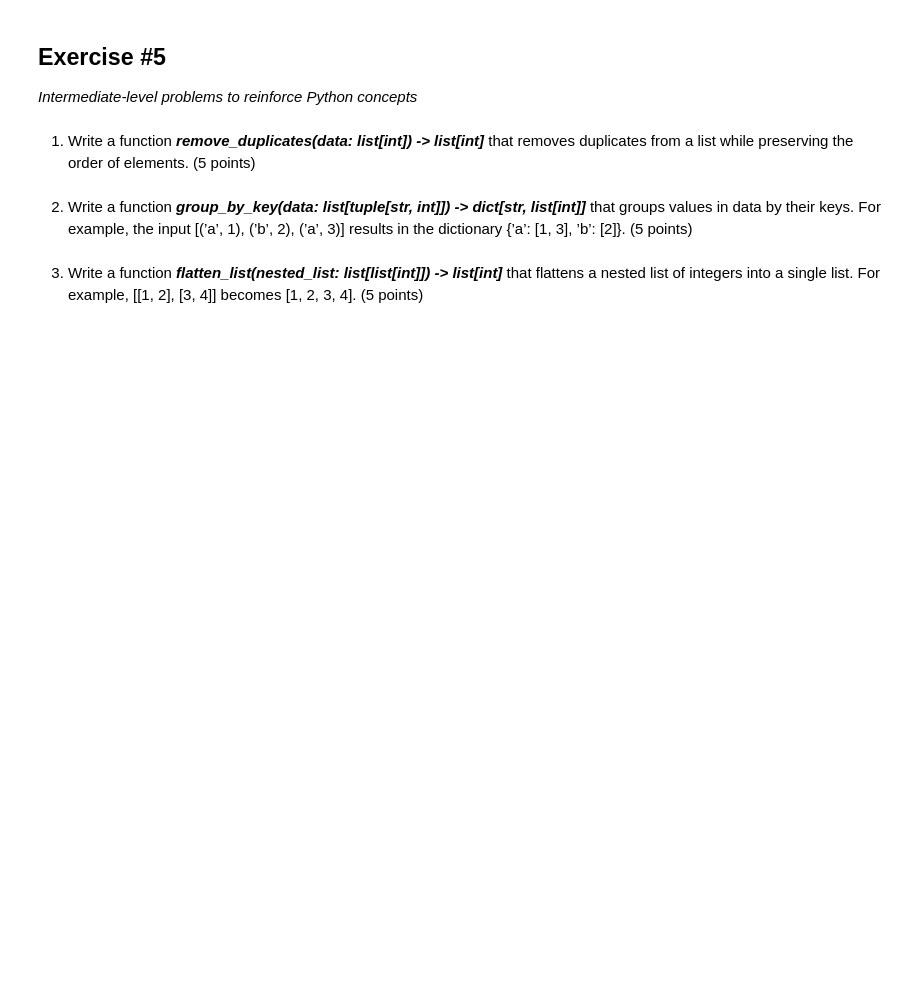
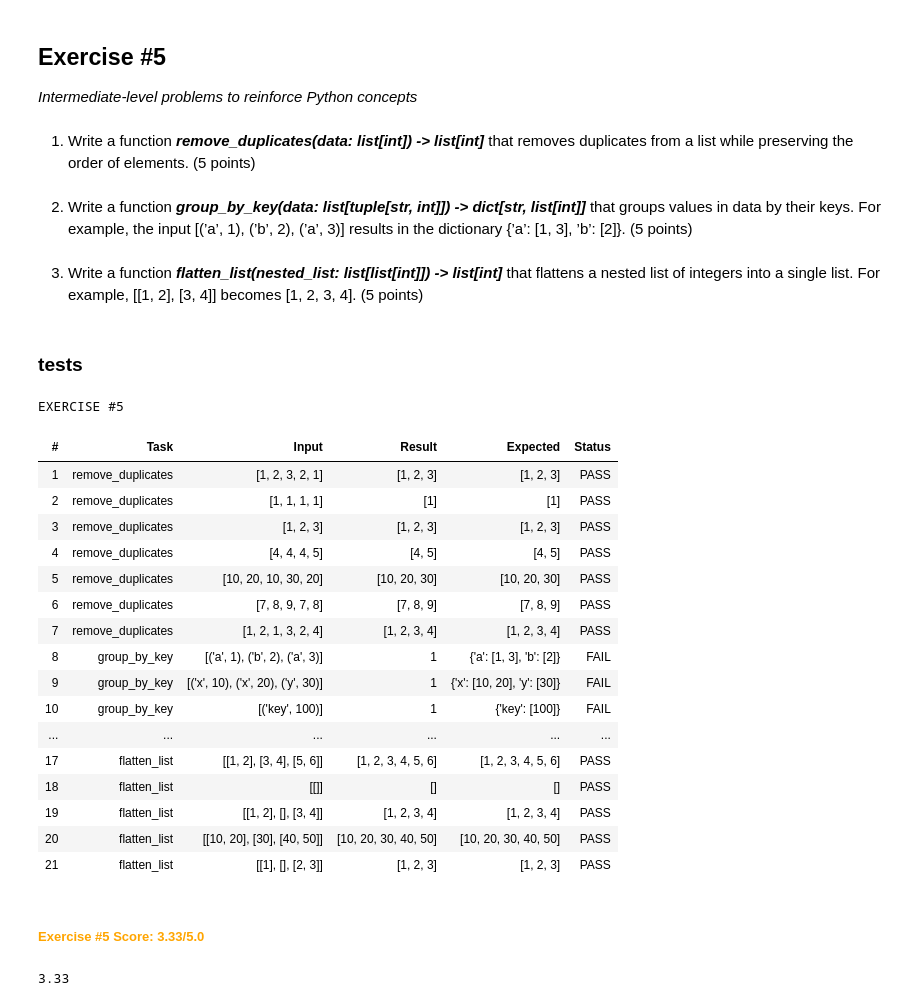
Before and after one commit to Anacha1304/Workshop-1, a Jupyter notebook: Workshop #1 - Answers.ipynb, the cells around one changed output. Drawn from its saved outputs; the diff is of its cells as text; code cells hidden in the pictures; blank space fills up the shorter version.

```diff
--- a/Workshop #1 - Answers.ipynb
+++ b/Workshop #1 - Answers.ipynb
@@ -203,11 +320,62 @@ word from a list of strings. If there is a tie, return the first one. (5 points)
 # %% [markdown]
 1. Write a function ***remove_duplicates(data: list[int]) -> list[int]*** that removes
 duplicates from a list while preserving the order of elements. (5 points)
+# %%
+def remove_duplicates(data:list[int]):
+    finalL = []  # Create an empty list to store unique values
+
+    # Iterate through the input list
+    for i in data:
+        if i not in finalL:  # Check if the element is not already in finalL
+            finalL.append(i)  # Add the unique element to finalL
+
+    return finalL  # Return the list with duplicates removed
 # %% [markdown]
 2. Write a function ***group_by_key(data: list[tuple[str, int]]) -> dict[str, list[int]]***
 that groups values in data by their keys. For example, the input [(’a’, 1), (’b’, 2),
 (’a’, 3)] results in the dictionary {’a’: [1, 3], ’b’: [2]}. (5 points)
+# %%
+def group_by_key(data: list[tuple[str,int]]):
+    return 1
 # %% [markdown]
 3. Write a function ***flatten_list(nested_list: list[list[int]]) -> list[int]*** that
 flattens a nested list of integers into a single list. For example, [[1, 2], [3, 4]] becomes
 [1, 2, 3, 4]. (5 points)
+# %%
+def flatten_list(nested_list:list[list[int]]):
+
+    flattened = []  # Create an empty list to store elements
+
+    for sublist in nested_list:
+        flattened.extend(sublist)  # Add all elements from the sublist
+
+    return flattened  # Return the flattened list
+# %% [markdown]
+### tests
+# %%
+test_exercise_5(
+    remove_duplicates=remove_duplicates,
+    group_by_key=group_by_key,
+    flatten_list=flatten_list
+)
+# %% [output]
+EXERCISE #5
+| # | Task | Input | Result | Expected | Status |
+| 1 | remove_duplicates | [1, 2, 3, 2, 1] | [1, 2, 3] | [1, 2, 3] | PASS |
+| 2 | remove_duplicates | [1, 1, 1, 1] | [1] | [1] | PASS |
+| 3 | remove_duplicates | [1, 2, 3] | [1, 2, 3] | [1, 2, 3] | PASS |
+| 4 | remove_duplicates | [4, 4, 4, 5] | [4, 5] | [4, 5] | PASS |
+| 5 | remove_duplicates | [10, 20, 10, 30, 20] | [10, 20, 30] | [10, 20, 30] | PASS |
+| 6 | remove_duplicates | [7, 8, 9, 7, 8] | [7, 8, 9] | [7, 8, 9] | PASS |
+| 7 | remove_duplicates | [1, 2, 1, 3, 2, 4] | [1, 2, 3, 4] | [1, 2, 3, 4] | PASS |
+| 8 | group_by_key | [('a', 1), ('b', 2), ('a', 3)] | 1 | {'a': [1, 3], 'b': [2]} | FAIL |
+| 9 | group_by_key | [('x', 10), ('x', 20), ('y', 30)] | 1 | {'x': [10, 20], 'y': [30]} | FAIL |
+| 10 | group_by_key | [('key', 100)] | 1 | {'key': [100]} | FAIL |
+| ... | ... | ... | ... | ... | ... |
+| 17 | flatten_list | [[1, 2], [3, 4], [5, 6]] | [1, 2, 3, 4, 5, 6] | [1, 2, 3, 4, 5, 6] | PASS |
+| 18 | flatten_list | [[]] | [] | [] | PASS |
+| 19 | flatten_list | [[1, 2], [], [3, 4]] | [1, 2, 3, 4] | [1, 2, 3, 4] | PASS |
+| 20 | flatten_list | [[10, 20], [30], [40, 50]] | [10, 20, 30, 40, 50] | [10, 20, 30, 40, 50] | PASS |
+| 21 | flatten_list | [[1], [], [2, 3]] | [1, 2, 3] | [1, 2, 3] | PASS |
+Exercise #5 Score: 3.33/5.0
+3.33
```
Also changed, not shown: parts of 19 cells of this notebook.
